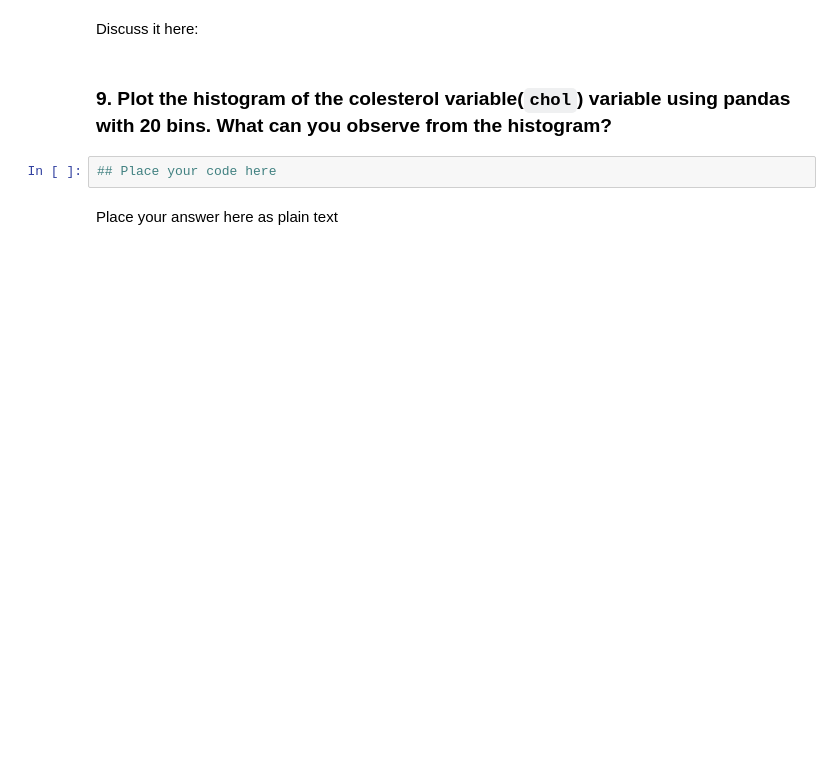
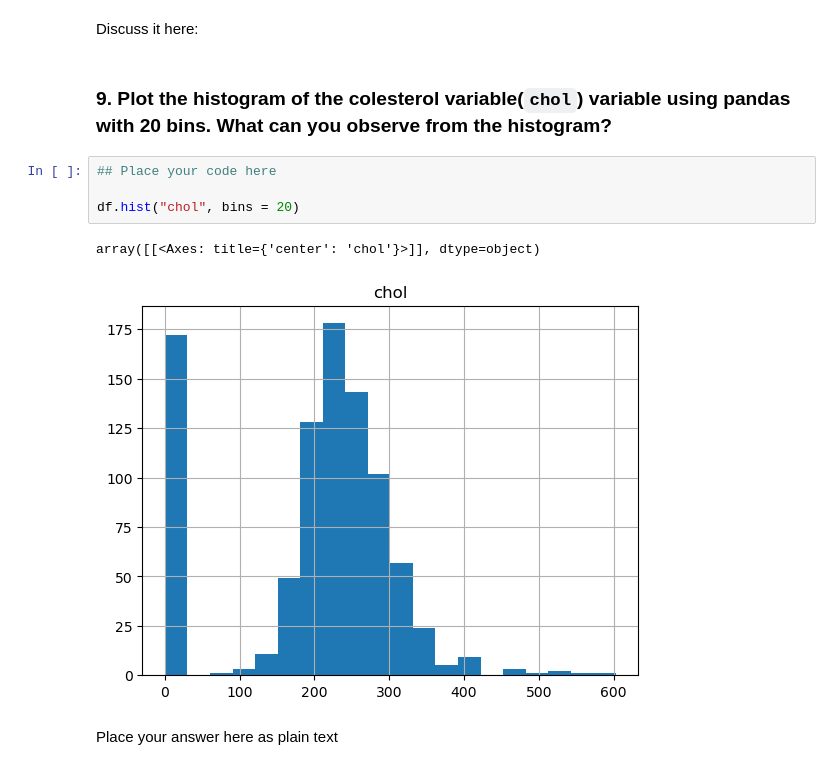
Before and after one commit to LipeCarmel-NTNU/KP8907, a Jupyter notebook: Exercises/Exercise_Tabular_Data.ipynb, the cells around one changed output. Saved outputs shown, nothing was run; the diff lists cells and outputs as text; blank space fills up the shorter version.

```diff
--- a/Exercises/Exercise_Tabular_Data.ipynb
+++ b/Exercises/Exercise_Tabular_Data.ipynb
@@ -147,5 +196,10 @@ Discuss it here:
 ### 9. Plot the histogram of the colesterol variable(`chol`) variable using pandas with 20 bins. What can you observe from the histogram?
 # %%
 ## Place your code here
+
+df.hist("chol", bins = 20)
+# %% [output]
+array([[<Axes: title={'center': 'chol'}>]], dtype=object)
+[figure, added]
 # %% [markdown]
 Place your answer here as plain text
```
Also changed, not shown: parts of 9 cells of this notebook, 1 other file.
